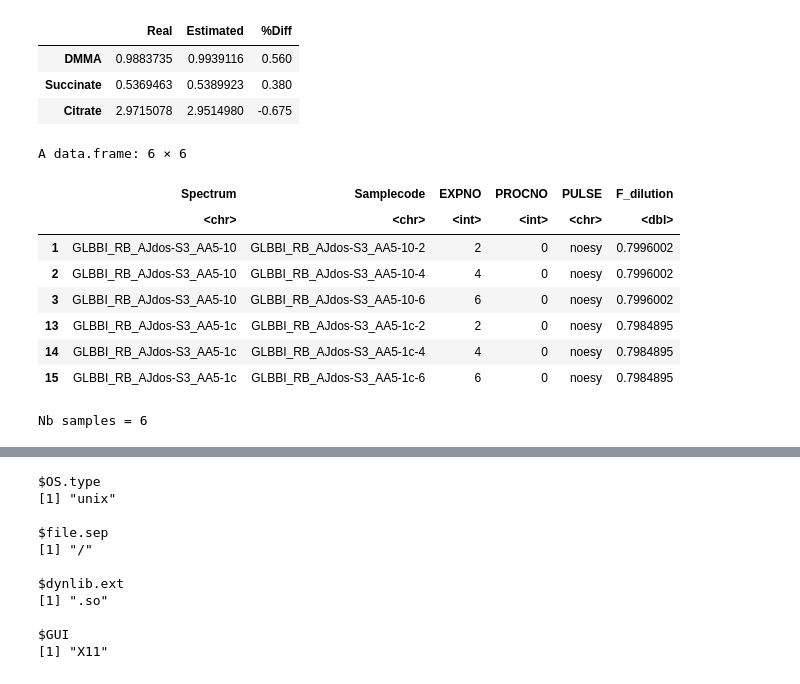
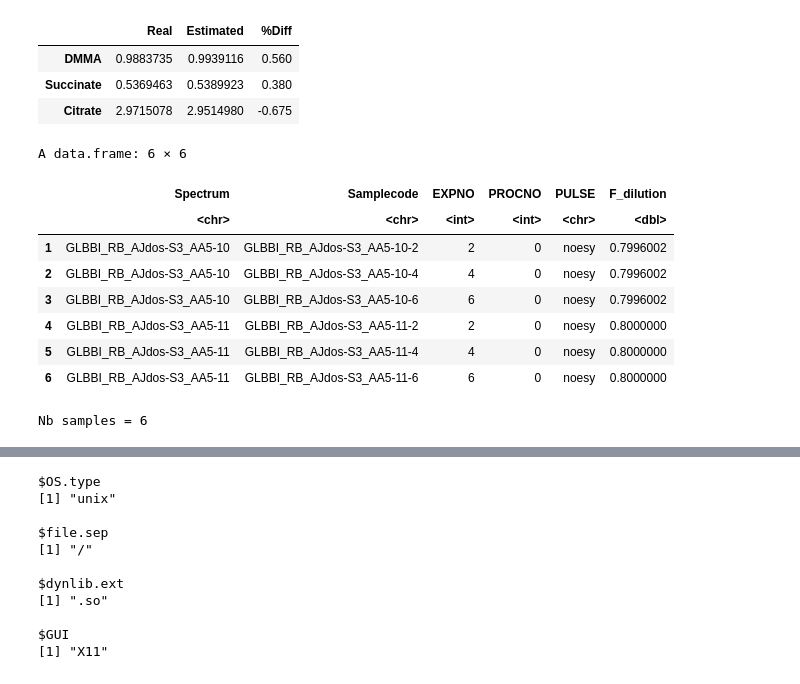
Before and after one commit to djacob65/JNBrq1d, a Jupyter notebook: RnmrQuant1D_Test_S3.ipynb, the cells around one changed output, grey strips where cells are left out. Cells and saved outputs as stored; diff of their text form; code cells hidden in the pictures.

```diff
--- a/RnmrQuant1D_Test_S3.ipynb
+++ b/RnmrQuant1D_Test_S3.ipynb
@@ -186,21 +186,21 @@ A matrix: 3 × 3 of type dbl
 | Succinate | 0.5369463 | 0.5389923 | 0.380 |
 | Citrate | 2.9715078 | 2.9514980 | -0.675 |
 # %%
-pattern <- '-(1c|10)'
+pattern <- '-(10|11)'
 if (!is.null(pattern)) samples <- rq1d$SAMPLES[grep(pattern=pattern, rq1d$SAMPLES[,1], value=FALSE), ]
 samples
 cat('Nb samples =',nrow(samples),"\n")
 rq1d$SAMPLES <- samples
 # %% [output]
 A data.frame: 6 × 6
 |  | Spectrum | Samplecode | EXPNO | PROCNO | PULSE | F_dilution |
 |  | <chr> | <chr> | <int> | <int> | <chr> | <dbl> |
 | 1 | GLBBI_RB_AJdos-S3_AA5-10 | GLBBI_RB_AJdos-S3_AA5-10-2 | 2 | 0 | noesy | 0.7996002 |
 | 2 | GLBBI_RB_AJdos-S3_AA5-10 | GLBBI_RB_AJdos-S3_AA5-10-4 | 4 | 0 | noesy | 0.7996002 |
 | 3 | GLBBI_RB_AJdos-S3_AA5-10 | GLBBI_RB_AJdos-S3_AA5-10-6 | 6 | 0 | noesy | 0.7996002 |
-| 13 | GLBBI_RB_AJdos-S3_AA5-1c | GLBBI_RB_AJdos-S3_AA5-1c-2 | 2 | 0 | noesy | 0.7984895 |
-| 14 | GLBBI_RB_AJdos-S3_AA5-1c | GLBBI_RB_AJdos-S3_AA5-1c-4 | 4 | 0 | noesy | 0.7984895 |
-| 15 | GLBBI_RB_AJdos-S3_AA5-1c | GLBBI_RB_AJdos-S3_AA5-1c-6 | 6 | 0 | noesy | 0.7984895 |
+| 4 | GLBBI_RB_AJdos-S3_AA5-11 | GLBBI_RB_AJdos-S3_AA5-11-2 | 2 | 0 | noesy | 0.8000000 |
+| 5 | GLBBI_RB_AJdos-S3_AA5-11 | GLBBI_RB_AJdos-S3_AA5-11-4 | 4 | 0 | noesy | 0.8000000 |
+| 6 | GLBBI_RB_AJdos-S3_AA5-11 | GLBBI_RB_AJdos-S3_AA5-11-6 | 6 | 0 | noesy | 0.8000000 |
 Nb samples = 6
 # %%
 rq1d$TMPDIR <- '/content/tmp'
```
Also changed, not shown: parts of 3 cells of this notebook.
